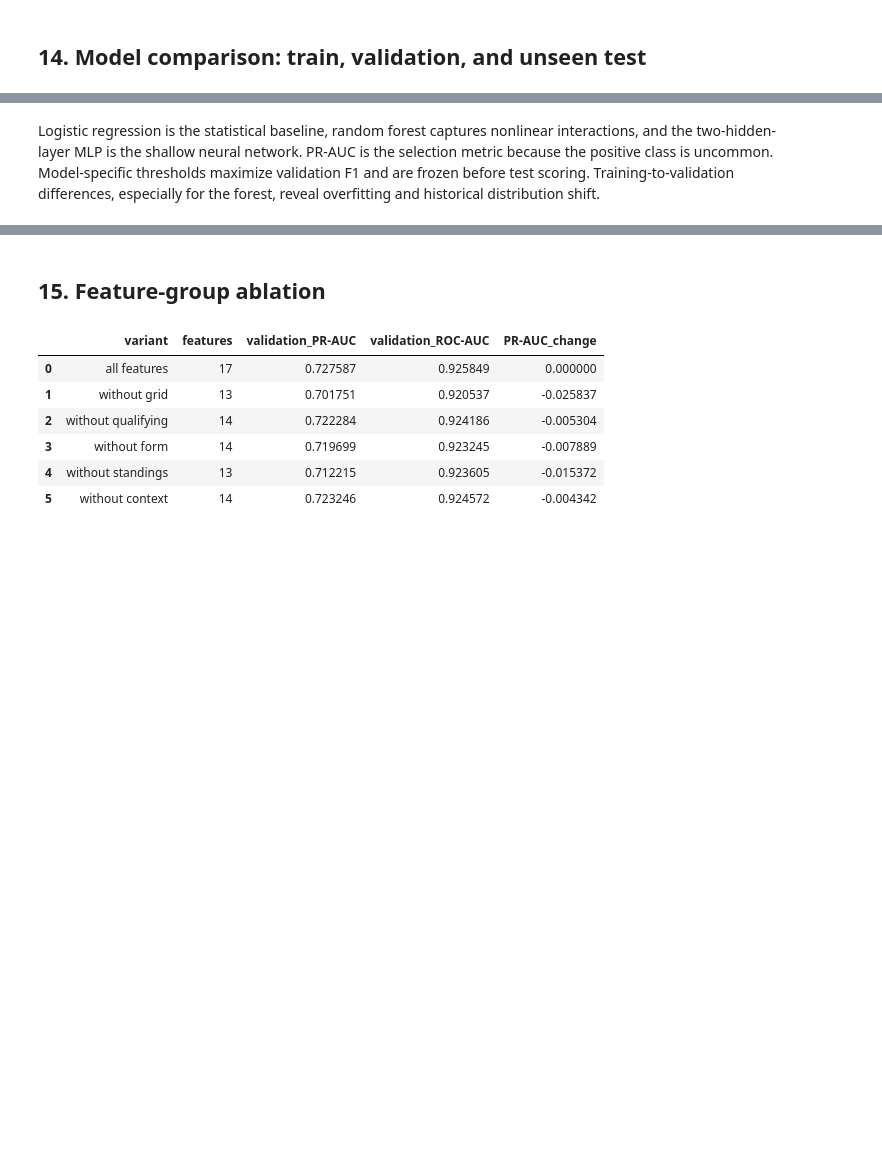
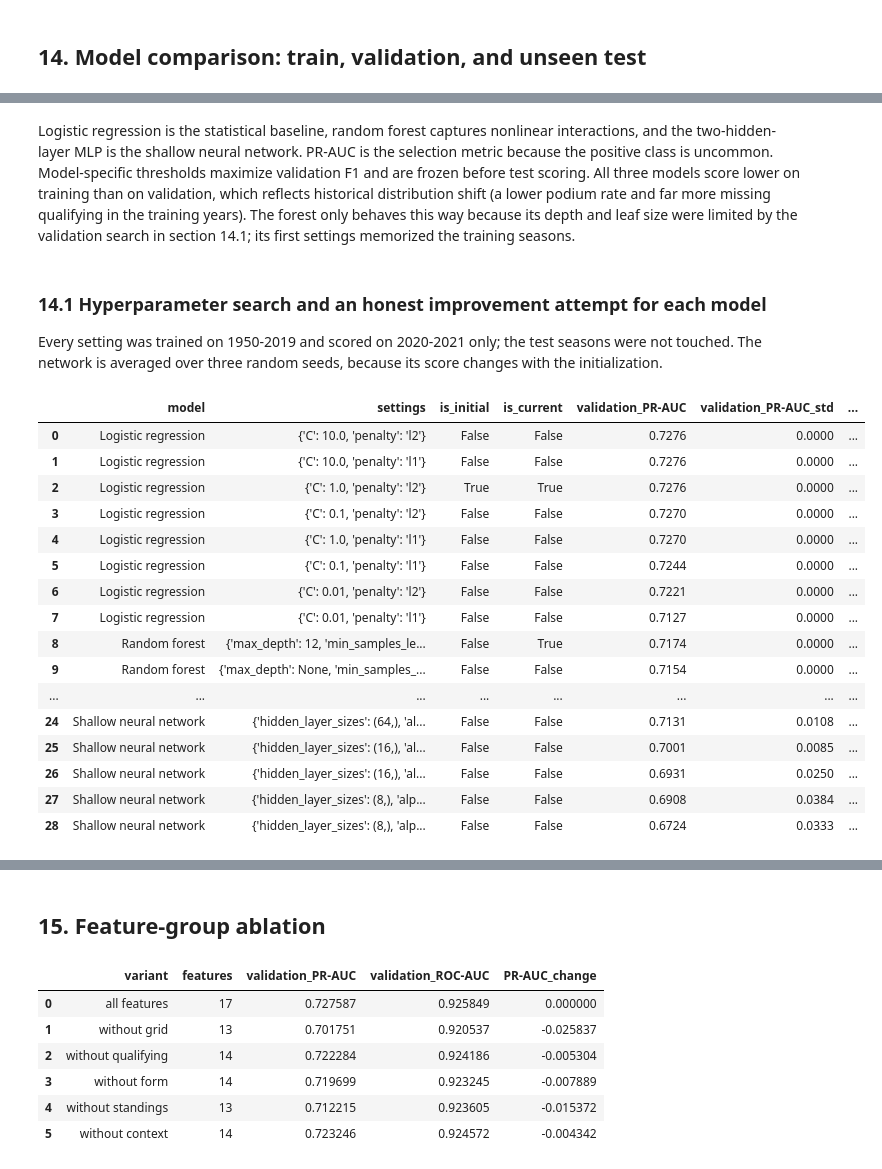
Before and after one commit to aliyousefex/ACL-9th-Paladin, a Jupyter notebook: notebooks/milestone_1_f1_podium_prediction.ipynb, the cells around one changed output, grey strips where cells are left out. Cells and saved outputs as stored; diff of their text form; code cells hidden in the pictures; blank space fills up the shorter version.

```diff
--- a/notebooks/milestone_1_f1_podium_prediction.ipynb
+++ b/notebooks/milestone_1_f1_podium_prediction.ipynb
@@ -1272,2 +1778,28 @@ Validation-only model selection ranking:
 # %% [markdown]
-Logistic regression is the statistical baseline, random forest captures nonlinear interactions, and the two-hidden-layer MLP is the shallow neural network. PR-AUC is the selection metric because the positive class is uncommon. Model-specific thresholds maximize validation F1 and are frozen before test scoring. Training-to-validation differences, especially for the forest, reveal overfitting and historical distribution shift.
+Logistic regression is the statistical baseline, random forest captures nonlinear interactions, and the two-hidden-layer MLP is the shallow neural network. PR-AUC is the selection metric because the positive class is uncommon. Model-specific thresholds maximize validation F1 and are frozen before test scoring. All three models score lower on training than on validation, which reflects historical distribution shift (a lower podium rate and far more missing qualifying in the training years). The forest only behaves this way because its depth and leaf size were limited by the validation search in section 14.1; its first settings memorized the training seasons.
+# %% [markdown]
+### 14.1 Hyperparameter search and an honest improvement attempt for each model
+
+Every setting was trained on 1950-2019 and scored on 2020-2021 only; the test seasons were not touched. The network is averaged over three random seeds, because its score changes with the initialization.
+# %%
+tuning = results["tuning"]
+display(tuning[["model", "settings", "is_initial", "is_current", "validation_PR-AUC", "validation_PR-AUC_std",
+                "validation_ROC-AUC", "train_PR-AUC", "rank_within_model"]].round(4))
+# %% [output]
+|  | model | settings | is_initial | is_current | validation_PR-AUC | validation_PR-AUC_std | ... |
+| 0 | Logistic regression | {'C': 10.0, 'penalty': 'l2'} | False | False | 0.7276 | 0.0000 | ... |
+| 1 | Logistic regression | {'C': 10.0, 'penalty': 'l1'} | False | False | 0.7276 | 0.0000 | ... |
+| 2 | Logistic regression | {'C': 1.0, 'penalty': 'l2'} | True | True | 0.7276 | 0.0000 | ... |
+| 3 | Logistic regression | {'C': 0.1, 'penalty': 'l2'} | False | False | 0.7270 | 0.0000 | ... |
+| 4 | Logistic regression | {'C': 1.0, 'penalty': 'l1'} | False | False | 0.7270 | 0.0000 | ... |
+| 5 | Logistic regression | {'C': 0.1, 'penalty': 'l1'} | False | False | 0.7244 | 0.0000 | ... |
+| 6 | Logistic regression | {'C': 0.01, 'penalty': 'l2'} | False | False | 0.7221 | 0.0000 | ... |
+| 7 | Logistic regression | {'C': 0.01, 'penalty': 'l1'} | False | False | 0.7127 | 0.0000 | ... |
+| 8 | Random forest | {'max_depth': 12, 'min_samples_le... | False | True | 0.7174 | 0.0000 | ... |
+| 9 | Random forest | {'max_depth': None, 'min_samples_... | False | False | 0.7154 | 0.0000 | ... |
+| ... | ... | ... | ... | ... | ... | ... | ... |
+| 24 | Shallow neural network | {'hidden_layer_sizes': (64,), 'al... | False | False | 0.7131 | 0.0108 | ... |
+| 25 | Shallow neural network | {'hidden_layer_sizes': (16,), 'al... | False | False | 0.7001 | 0.0085 | ... |
+| 26 | Shallow neural network | {'hidden_layer_sizes': (16,), 'al... | False | False | 0.6931 | 0.0250 | ... |
+| 27 | Shallow neural network | {'hidden_layer_sizes': (8,), 'alp... | False | False | 0.6908 | 0.0384 | ... |
+| 28 | Shallow neural network | {'hidden_layer_sizes': (8,), 'alp... | False | False | 0.6724 | 0.0333 | ... |
```
Also changed, not shown: parts of 29 cells of this notebook, 13 other files.
